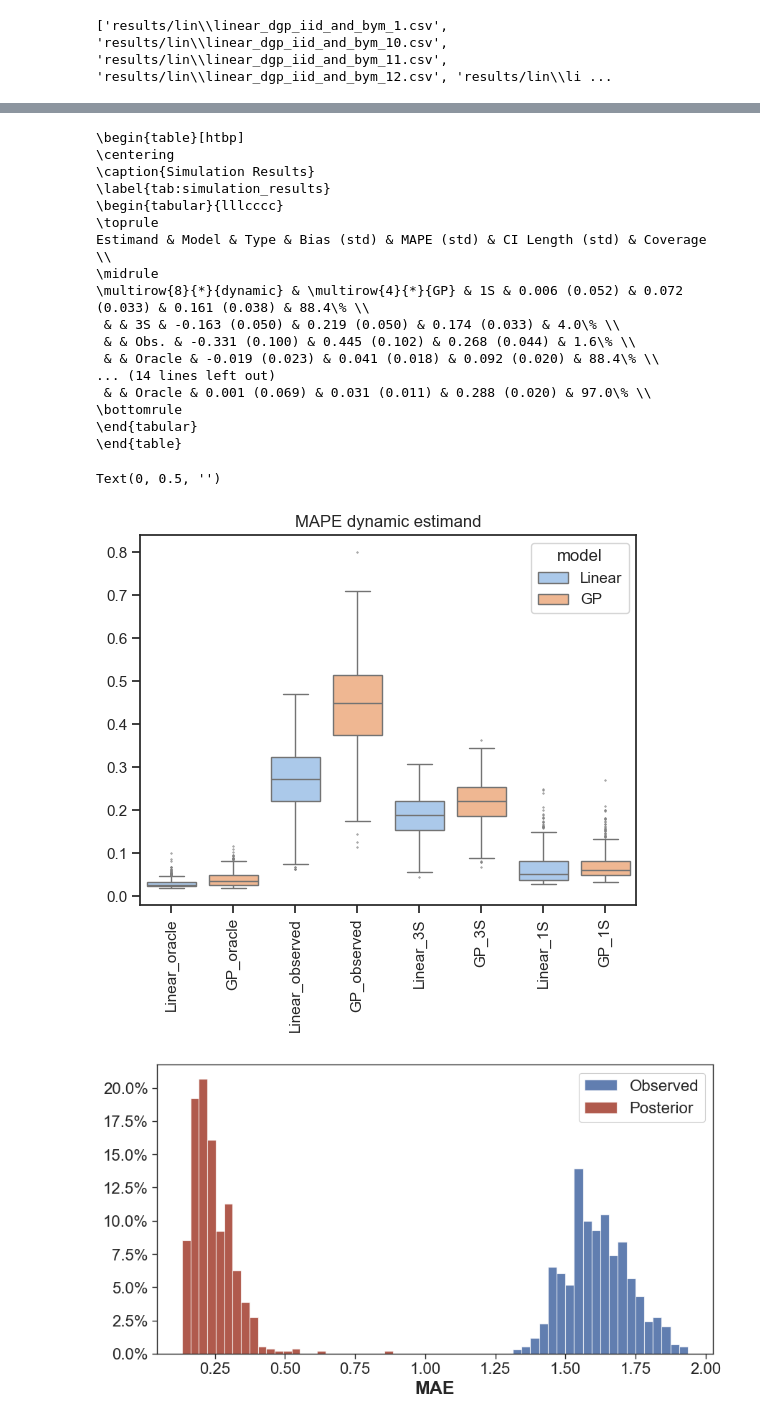
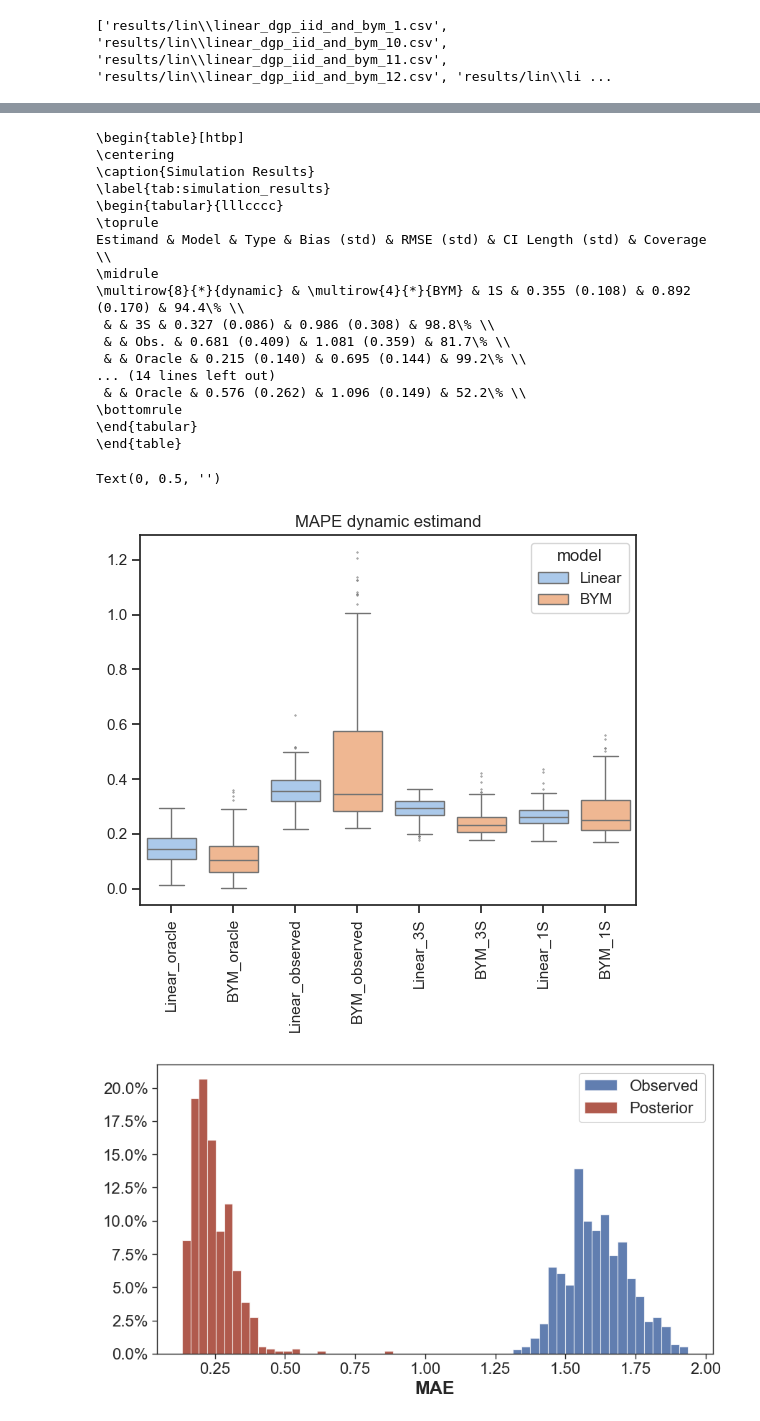
Before and after one commit to barwein/BayesProxyNets, a Jupyter notebook: Simulations/Sim_results_analysis.ipynb, the cells around one changed output, grey strips where cells are left out. Drawn from its saved outputs; the diff is of its cells as text; code cells hidden in the pictures.

Commit message:
updated DGP to include BYM model

```diff
--- a/Simulations/Sim_results_analysis.ipynb
+++ b/Simulations/Sim_results_analysis.ipynb
@@ -205,13 +216,15 @@ def generate_latex_table(df):
     # Start the LaTeX table
     latex_table = "\\begin{table}[htbp]\n\\centering\n\\caption{Simulation Results}\n\\label{tab:simulation_results}\n"
     latex_table += "\\begin{tabular}{lllcccc}\n\\toprule\n"
-    latex_table += "Estimand & Model & Type & Bias (std) & MAPE (std) & CI Length (std) & Coverage \\\\\n\\midrule\n"
+    # latex_table += "Estimand & Model & Type & Bias (std) & MAPE (std) & CI Length (std) & Coverage \\\\\n\\midrule\n"
+    latex_table += "Estimand & Model & Type & Bias (std) & RMSE (std) & CI Length (std) & Coverage \\\\\n\\midrule\n"
 
     # Group by estimand and model
     for e, (estimand, estimand_group) in enumerate(df.groupby('estimand')):
         for m, (model, model_group) in enumerate(estimand_group.groupby('model')):
             if m > 0:
-                latex_table += "\\cmidrule{2-7}\n"
+                # latex_table += "\\cmidrule{2-7}\n"
+                latex_table += "\\cmidrule{2-6}\n"
 
             for i, (_, row) in enumerate(model_group.iterrows()):
                 if i == 0:
@@ -223,12 +236,14 @@ def generate_latex_table(df):
                 else:
                     latex_table += " & "
 
-                bias_str = f"{row['bias']:.3f} ({row['bias_std']:.3f})"
-                mape_str = f"{row['MAPE']:.3f} ({row['MAPE_std']:.3f})"
+                # bias_str = f"{row['bias']:.3f} ({row['bias_std']:.3f})"
+                # mape_str = f"{row['MAPE']:.3f} ({row['MAPE_std']:.3f})"
+                mape_str = f"{row['RMSE']:.3f} ({row['RMSE_std']:.3f})"
                 ci_length_str = f"{row['ci_length']:.3f} ({row['ci_length_std']:.3f})"
                 coverage_str = f"{row['covering']:.1f}\\%"
 
-                latex_table += f"& {row['type']} & {bias_str} & {mape_str} & {ci_length_str} & {coverage_str} \\\\\n"
+                # latex_table += f"& {row['type']} & {bias_str} & {mape_str} & {ci_length_str} & {coverage_str} \\\\\n"
+                latex_table += f"& {row['type']} & {mape_str} & {ci_length_str} & {coverage_str} \\\\\n"
 
         if e == 0:  # Add midrule after first estimand
             latex_table += "\\midrule\n"
@@ -249,32 +264,32 @@ print(latex_table)
 \label{tab:simulation_results}
 \begin{tabular}{lllcccc}
 \toprule
-Estimand & Model & Type & Bias (std) & MAPE (std) & CI Length (std) & Coverage \\
+Estimand & Model & Type & Bias (std) & RMSE (std) & CI Length (std) & Coverage \\
 \midrule
-\multirow{8}{*}{dynamic} & \multirow{4}{*}{GP} & 1S & 0.006 (0.052) & 0.072 (0.033) & 0.161 (0.038) & 88.4\% \\
- & & 3S & -0.163 (0.050) & 0.219 (0.050) & 0.174 (0.033) & 4.0\% \\
- & & Obs. & -0.331 (0.100) & 0.445 (0.102) & 0.268 (0.044) & 1.6\% \\
- & & Oracle & -0.019 (0.023) & 0.041 (0.018) & 0.092 (0.020) & 88.4\% \\
+\multirow{8}{*}{dynamic} & \multirow{4}{*}{BYM} & 1S & 0.355 (0.108) & 0.892 (0.170) & 94.4\% \\
+ & & 3S & 0.327 (0.086) & 0.986 (0.308) & 98.8\% \\
+ & & Obs. & 0.681 (0.409) & 1.081 (0.359) & 81.7\% \\
+ & & Oracle & 0.215 (0.140) & 0.695 (0.144) & 99.2\% \\
 ... (14 lines left out)
- & & Oracle & 0.001 (0.069) & 0.031 (0.011) & 0.288 (0.020) & 97.0\% \\
+ & & Oracle & 0.576 (0.262) & 1.096 (0.149) & 52.2\% \\
 \bottomrule
 \end{tabular}
 \end{table}
 # %%
 flierprops = dict(marker='.', markerfacecolor='None', markersize=1,  markeredgecolor='grey')
-box_rmse = sns.boxplot(data=combined_df[combined_df["estimand"]=="dynamic"], x = 'method', y = 'MAPE',
+box_rmse = sns.boxplot(data=combined_df[combined_df["estimand"]=="dynamic"], x = 'method', y = 'MAE',
                # order = ['Oracle', 'Plugin','1','Cut-3S','Obs.'],
                        hue = "model", palette = 'pastel',
                        flierprops=flierprops)
 box_rmse.set_title("MAPE dynamic estimand")
 # plt.ylim(0,.5)
 plt.xticks(rotation=90)
 box_rmse.set_xlabel("")
 box_rmse.set_ylabel("")
 # sns.despine()
 # %% [output]
 Text(0, 0.5, '')
-[figure, old version]
+[figure, new version]
 # %%
 # Zeigen MAE plots
 
```
Also changed, not shown: parts of 8 cells of this notebook, 26 other files.
